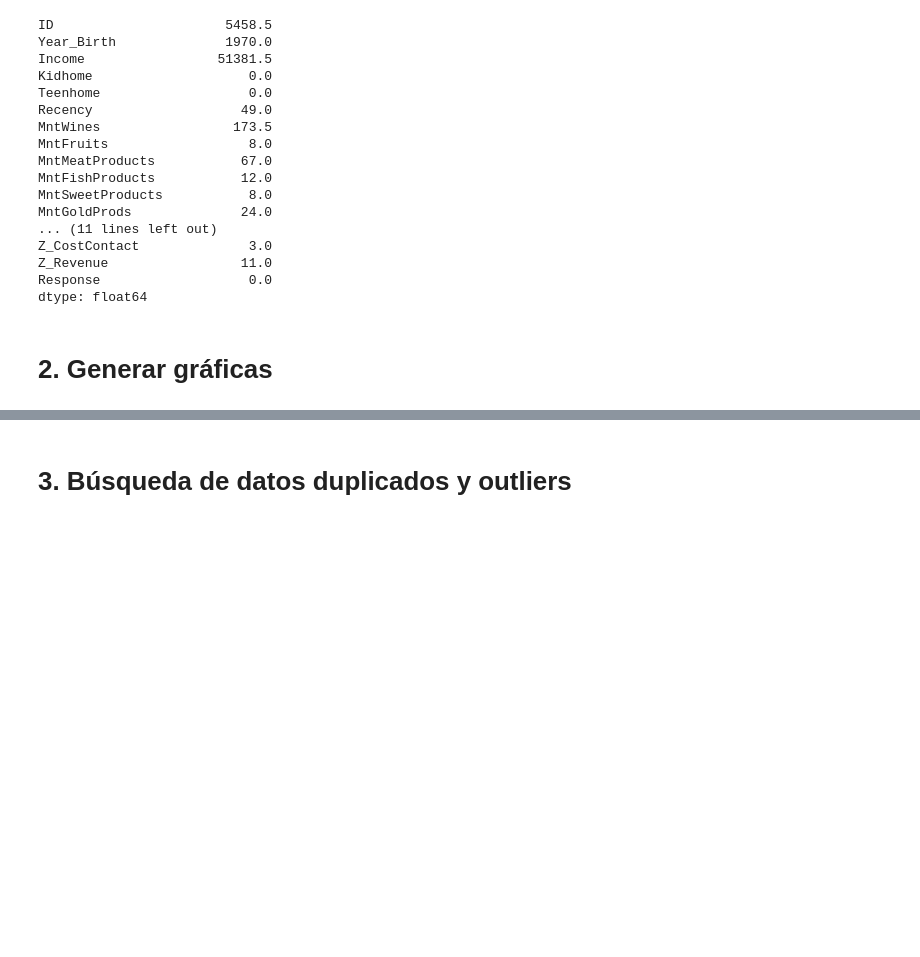
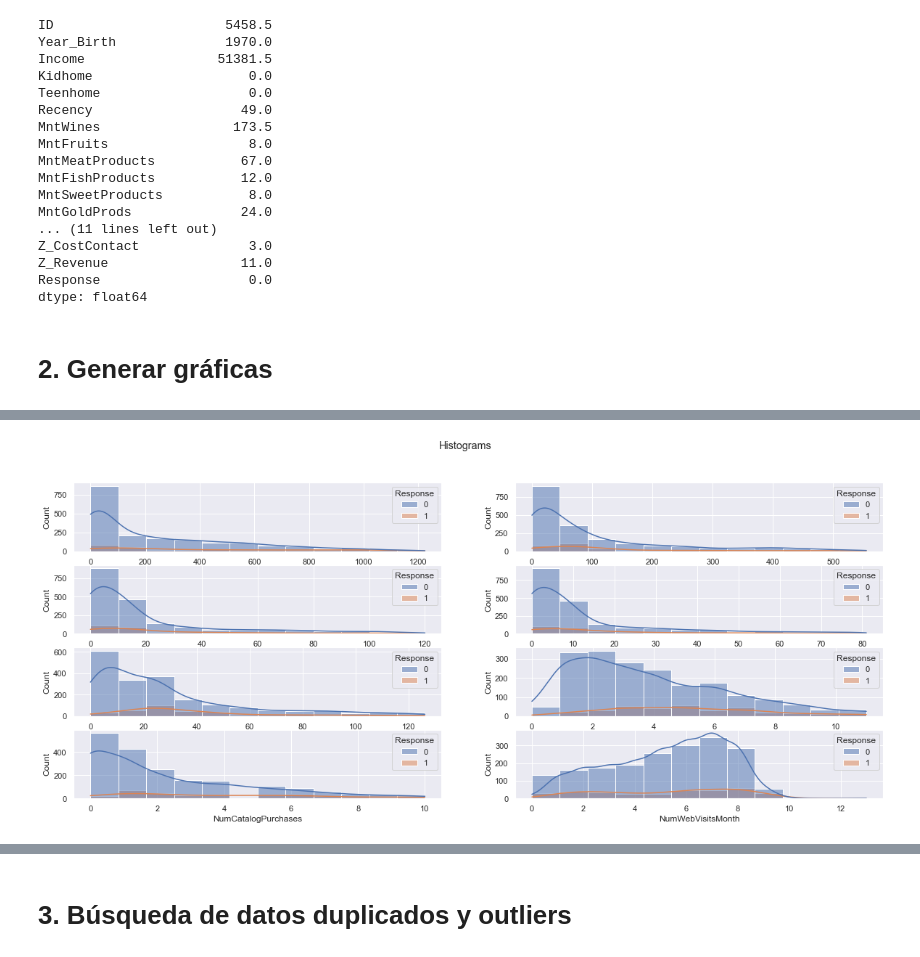
Before and after one commit to Giovanni2414/analytics-solutions-portfolio, a Jupyter notebook: Codigo/ExploratoryDataAnalysis.ipynb, the cells around one changed output, grey strips where cells are left out. Cells and saved outputs as stored; diff of their text form; code cells hidden in the pictures; blank space fills up the shorter version.

```diff
--- a/Codigo/ExploratoryDataAnalysis.ipynb
+++ b/Codigo/ExploratoryDataAnalysis.ipynb
@@ -96,0 +124,30 @@ dtype: float64
+# %%
+# Let's plot some columns with more correlation
+#Respuesta Pregunta 2.3
+attributes = ["MntWines","MntMeatProducts","MntFishProducts","MntSweetProducts","MntGoldProds","NumWebPurchases","NumCatalogPurchases","NumWebVisitsMonth"]
+NUM_BINS = 12
+
+fig = plt.figure(figsize=(20,8))
+fig.suptitle("Histograms")
+
+ax0 = fig.add_subplot(4, 2, 1)
+ax1 = fig.add_subplot(4, 2, 2)
+ax2 = fig.add_subplot(4, 2, 3)
+ax3 = fig.add_subplot(4, 2, 4)
+
+ax4 = fig.add_subplot(4, 2, 5)
+ax5 = fig.add_subplot(4, 2, 6)
+ax6 = fig.add_subplot(4, 2, 7)
+ax7 = fig.add_subplot(4, 2, 8)
+graphsDict = {"ax0":ax0,"ax1":ax1,"ax2":ax2,
+             "ax3":ax3,"ax4":ax4,"ax5":ax5,
+             "ax6":ax6,"ax7":ax7}
+
+for c in range(0, len(attributes)):
+  ax = graphsDict["ax"+str(c)]
+  column_values = df[attributes[c]].values
+  sns.histplot(data=df, x=attributes[c] ,ax=ax, kde=True, hue="Response", bins=NUM_BINS)
+
+plt.show()
+# %% [output]
+[figure, added]
```
Also changed, not shown: parts of 13 cells of this notebook.
